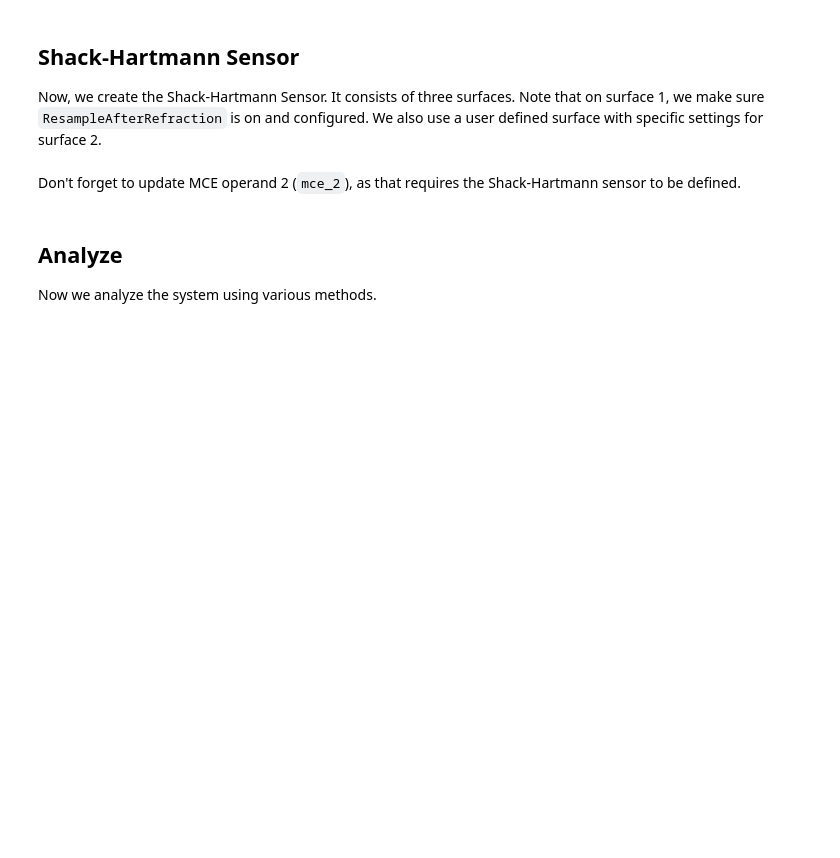
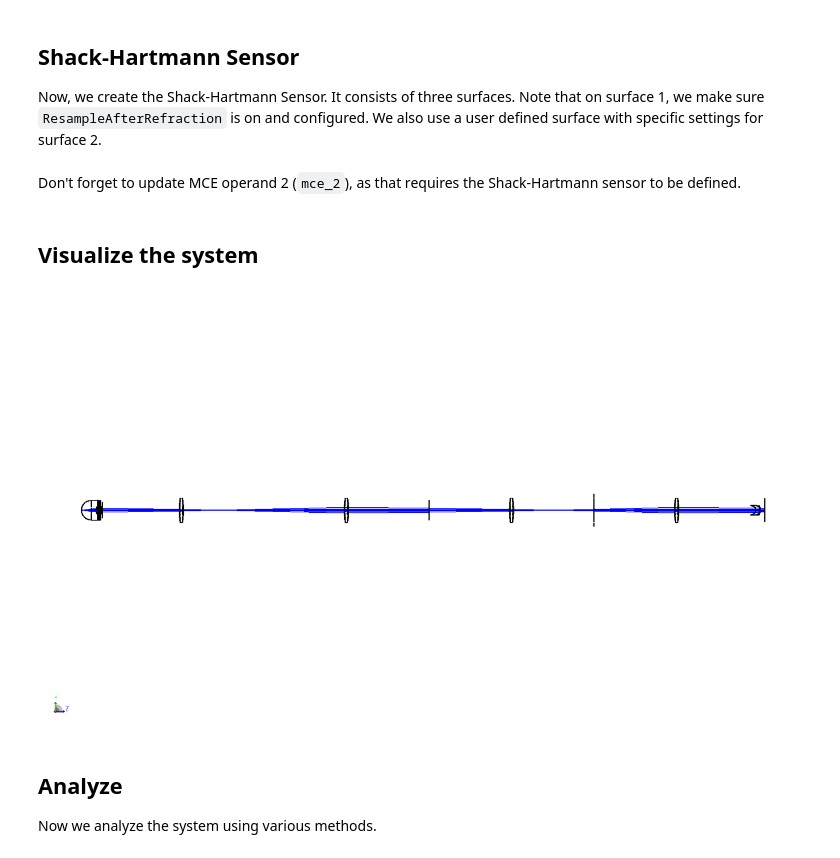
Before and after one commit to MREYE-LUMC/ZOSPy, a Jupyter notebook: examples/Modelling of a Shack-Hartmann Sensor for eye aberration evaluation/3_Model_SH_updated.ipynb, the cells around one changed output. Cells and saved outputs as stored; diff of their text form; code cells hidden in the pictures; blank space fills up the shorter version.

```diff
--- a/examples/Modelling of a Shack-Hartmann Sensor for eye aberration evaluation/3_Model_SH_updated.ipynb
+++ b/examples/Modelling of a Shack-Hartmann Sensor for eye aberration evaluation/3_Model_SH_updated.ipynb
@@ -447,6 +449,24 @@ Don't forget to update MCE operand 2 (`mce_2`), as that requires the Shack-Hartm
 # %%
 mce_2.Param1 = s_hs_1.SurfaceNumber - 1  # minus 1 as param 1 omits object in list
 mce_2.Param2 = s_hs_2.SurfaceNumber
+# %% [markdown]
+## Visualize the system
+# %%
+draw3d = zp.analyses.systemviewers.viewer_3d(
+    oss,
+    number_of_rays=7,
+    hide_x_bars=True,
+    surface_line_thickness="Thick",
+    ray_line_thickness="Thick")
+
+if zos.version < (24, 1, 0):
+    warn("Exporting the 3D viewer data is not available for this version of OpticStudio.")
+else:
+    plt.figure(figsize=(20, 10))
+    plt.imshow(draw3d.Data)
+    plt.axis("off")
+# %% [output]
+[figure, added]
 # %% [markdown]
 ## Analyze
 
```
Also changed, not shown: parts of 5 cells of this notebook, 2 other files.
